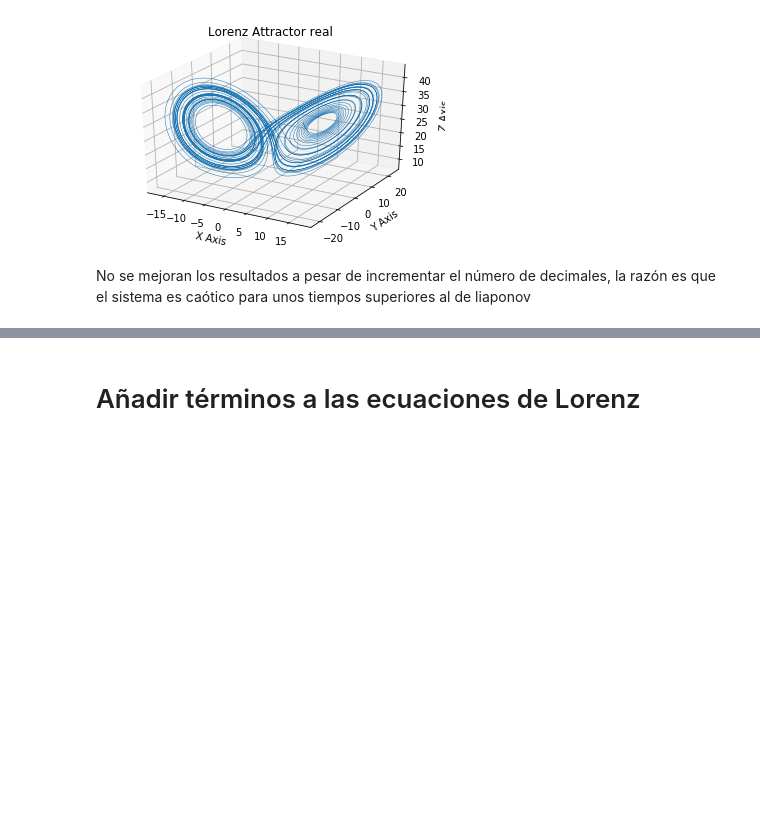
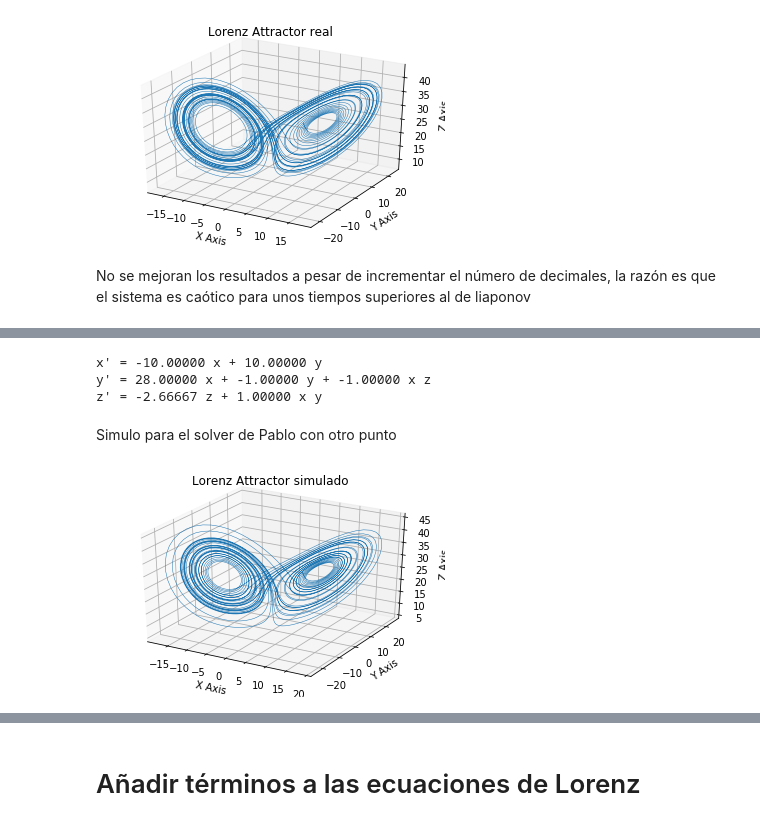
Before and after one commit to meridiaz/id-dispersa-aeronaves, a Jupyter notebook: lorenz/Ejercicio detractor Lorenz.ipynb, the cells around one changed output, grey strips where cells are left out. Saved outputs shown, nothing was run; the diff lists cells and outputs as text; code cells hidden in the pictures; blank space fills up the shorter version.

```diff
--- a/lorenz/Ejercicio detractor Lorenz.ipynb
+++ b/lorenz/Ejercicio detractor Lorenz.ipynb
@@ -217,0 +371,44 @@ No se mejoran los resultados a pesar de incrementar el número de decimales, la
+# %%
+# Fit the model, me creo el modelo dinámico
+
+poly_order = 4 #orden 3 y 4 es el que mejor lo hace
+threshold = 0.2
+
+#pysindy calcula las ecs que gobierna el movimiento
+model = ps.SINDy(
+    optimizer=ps.STLSQ(threshold=threshold, normalize=True),
+    feature_library=ps.PolynomialLibrary(degree=poly_order),#ps.FourierLibrary(n_frequencies=2),#
+    feature_names=['x', 'y', 'z'],
+
+    #fit_intercept=True,
+)
+
+#la doc dice que en t hay que poner el time step
+model.fit(x_train, t=dt, quiet=True, x_dot=x_dot_train_measured)
+
+model.equations(precision=52)
+model.print(precision=5)
+# %% [output]
+x' = -10.00000 x + 10.00000 y
+y' = 28.00000 x + -1.00000 y + -1.00000 x z
+z' = -2.66667 z + 1.00000 x y
+# %% [markdown]
+Simulo para el solver de Pablo con otro punto
+# %%
+#simulacion:
+x0_sim = [5.0, 6.0, 27.0]
+t_sim = np.arange(0.0, 40.0, dt)
+x_sim = model.simulate(x0_sim, t_sim)
+# Plot
+fig = plt.figure()
+ax = fig.gca(projection='3d')
+
+ax.plot(x_sim[:, 0] , x_sim[:, 1], x_sim[:, 2], lw=0.5)
+ax.set_xlabel("X Axis")
+ax.set_ylabel("Y Axis")
+ax.set_zlabel("Z Axis")
+ax.set_title("Lorenz Attractor simulado")
+
+plt.show()
+# %% [output]
+[figure, added]
```
Also changed, not shown: parts of 29 cells of this notebook.
